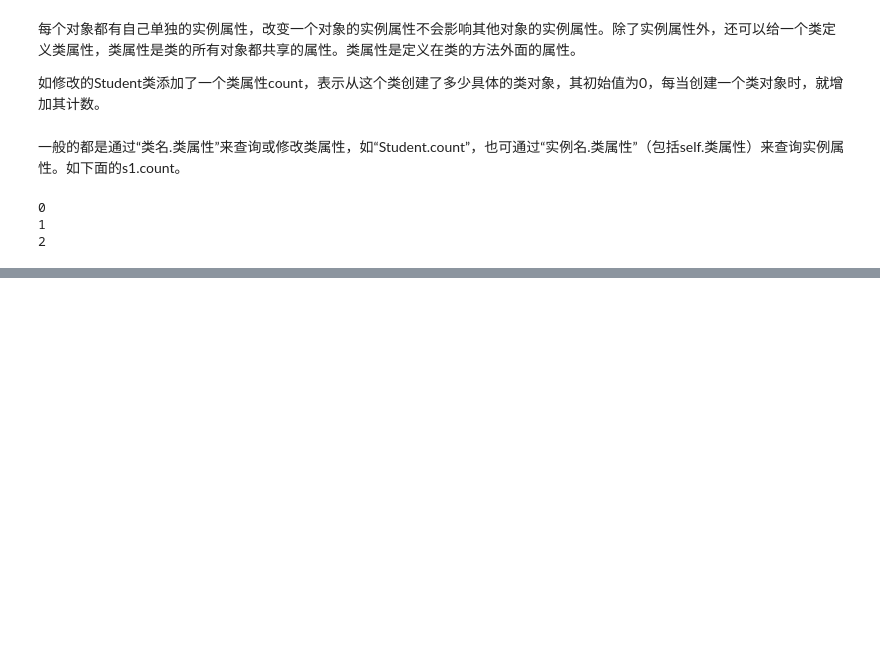
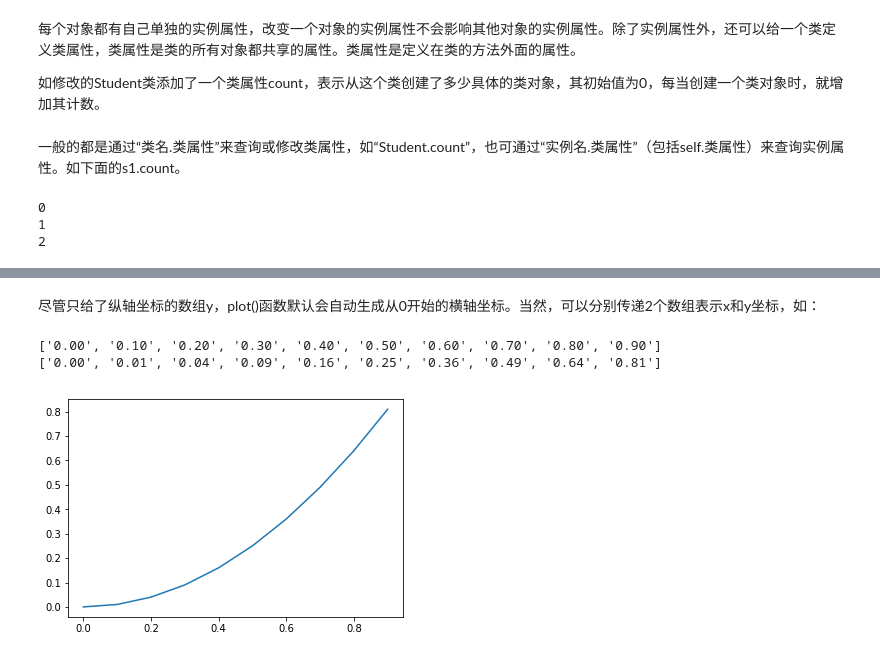
Before and after one commit to hwdong-net/python, a Jupyter notebook: 1.4 Python.ipynb, the cells around one changed output, grey strips where cells are left out. Drawn from its saved outputs; the diff is of its cells as text; code cells hidden in the pictures; blank space fills up the shorter version.

```diff
--- a/1.4 Python.ipynb
+++ b/1.4 Python.ipynb
@@ -828,0 +852,13 @@ print(Student.count)
+# %% [markdown]
+尽管只给了纵轴坐标的数组y，plot()函数默认会自动生成从0开始的横轴坐标。当然，可以分别传递2个数组表示x和y坐标，如：
+# %%
+x = [i*0.1 for i in range(10)]
+y = [xi**2 for xi in x]
+print(["{0:0.2f}".format(i) for i in x])
+print(["{0:0.2f}".format(i) for i in y])
+plt.plot(x, y)        #  绘制(x,y)坐标点构成的图形
+plt.show()            #  调用plt.show()显示图形
+# %% [output]
+['0.00', '0.10', '0.20', '0.30', '0.40', '0.50', '0.60', '0.70', '0.80', '0.90']
+['0.00', '0.01', '0.04', '0.09', '0.16', '0.25', '0.36', '0.49', '0.64', '0.81']
+[figure, added]
```
Also changed, not shown: parts of 23 cells of this notebook.
